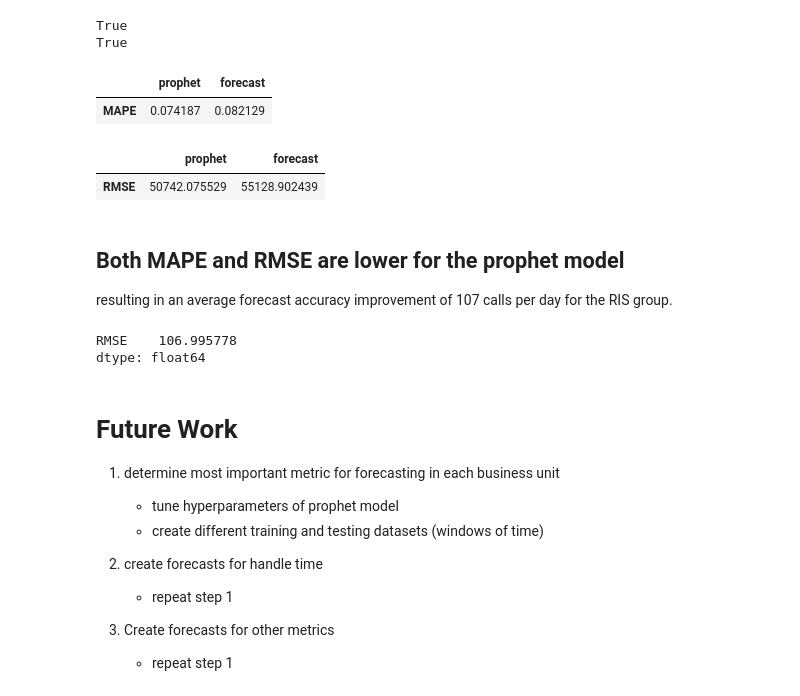
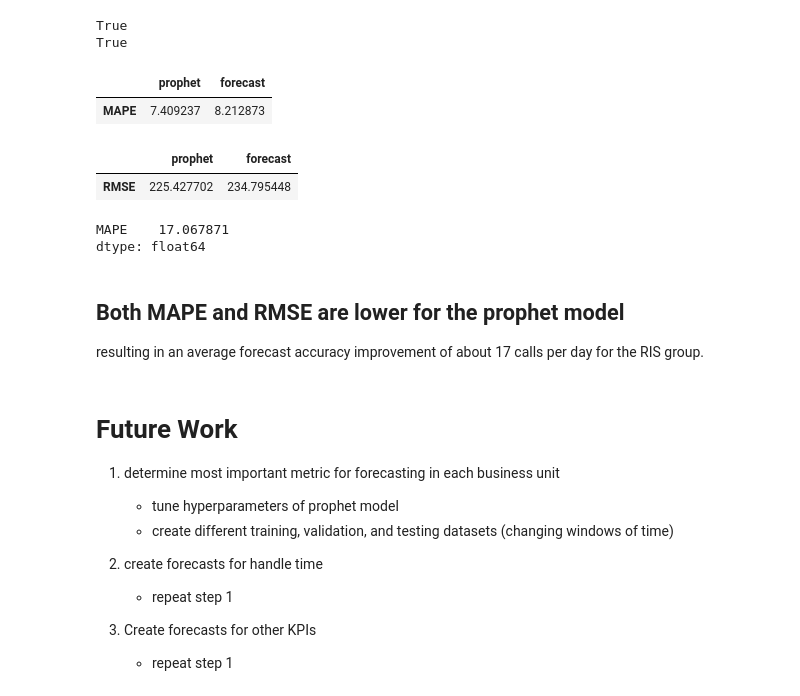
Before and after one commit to majickdave/dji_vol, a Jupyter notebook: prophet_model.ipynb, the cells around one changed output. Saved outputs shown, nothing was run; the diff lists cells and outputs as text; code cells hidden in the pictures.

Commit message:
created metric function

```diff
--- a/prophet_model.ipynb
+++ b/prophet_model.ipynb
@@ -51,6 +51,6 @@ df.head()
 | 632 | 2018-07-09 | 3225 |
 # %%
 # create default prophet model
-m = Prophet(weekly_seasonality=True, yearly_seasonality=True)
+m = Prophet(weekly_seasonality=True, yearly_seasonality=True, daily_seasonality=True)
 m.fit(df)
 # %% [output]
@@ -133,47 +132,51 @@ f['forecast'] = df2['FORECAST'].values
 # %%
 def get_error(f, metric='MAPE'):
     """
     take in a dataframe f, of predictions, y_hat,
     and a list of actuals, y and return
     a float
     """
     res = {}
+    # Do MAPE calc
     if metric == 'MAPE':
-        res['prophet'] = abs((f['yhat']-f['actual'])/f['actual']).mean()
-        res['forecast'] = abs((f['forecast']-f['actual'])/f['actual']).mean()
+        res['prophet'] = ((f['actual']-f['yhat'])/f['actual']).abs().sum()/f.shape[0] * 100
+        res['forecast'] = ((f['actual']-f['forecast'])/f['actual']).abs().sum()/f.shape[0] * 100
+    # Do RMSE calc
+    elif metric == 'RMSE':
+        res['prophet'] = (((f['yhat']-f['actual'])**2).sum()/f.shape[0])**.5
+        res['forecast'] = (((f['forecast']-f['actual'])**2).sum()/f.shape[0])**.5
+    # TODO any other metric calc
     else:
-        res['prophet'] = ((f['yhat']-f['actual'])**2).sum()/f.shape[0]
-        res['forecast'] = ((f['forecast']-f['actual'])**2).sum()/f.shape[0]
+        return 'There is an error with the metric'
 
     return pd.DataFrame(res, index=[metric])
 
 display(get_error(f))
-rmse = get_error(f, metric='RMSE')
-display(rmse)
+display(get_error(f, metric='RMSE'))
 # %% [output]
 |  | prophet | forecast |
-| MAPE | 0.074187 | 0.082129 |
+| MAPE | 7.409237 | 8.212873 |
 |  | prophet | forecast |
-| RMSE | 50742.075529 | 55128.902439 |
+| RMSE | 225.427702 | 234.795448 |
+# %%
+e = get_error(f)
+(f['actual'].sum() * (e['forecast'] - e['prophet'])/100)/f.shape[0]
+# %% [output]
+MAPE    17.067871
+dtype: float64
 # %% [markdown]
 ## Both MAPE and RMSE are lower for the prophet model
 
-resulting in an average forecast accuracy improvement of 107 calls per day for the RIS group.
+resulting in an average forecast accuracy improvement of about 17 calls per day for the RIS group.
-# %%
-# calculate average difference between forecast and model
-(rmse['forecast'] - rmse['prophet']) / f.shape[0]
-# %% [output]
-RMSE    106.995778
-dtype: float64
 # %% [markdown]
 # Future Work
 
 1. determine most important metric for forecasting in each business unit
     - tune hyperparameters of prophet model
-    - create different training and testing datasets (windows of time)
+    - create different training, validation, and testing datasets (changing windows of time)
 
 2. create forecasts for handle time
     - repeat step 1
 
-3. Create forecasts for other metrics
+3. Create forecasts for other KPIs
     - repeat step 1
```
Also changed, not shown: parts of 3 cells of this notebook.
